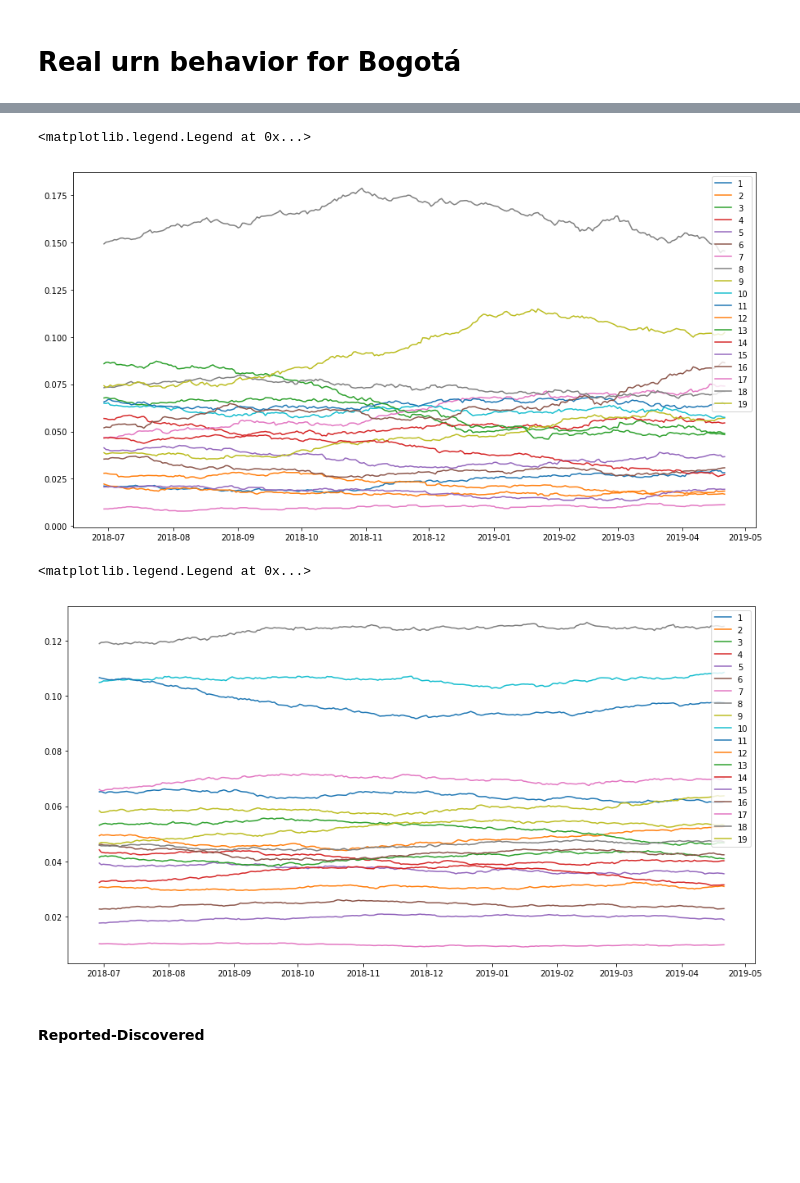
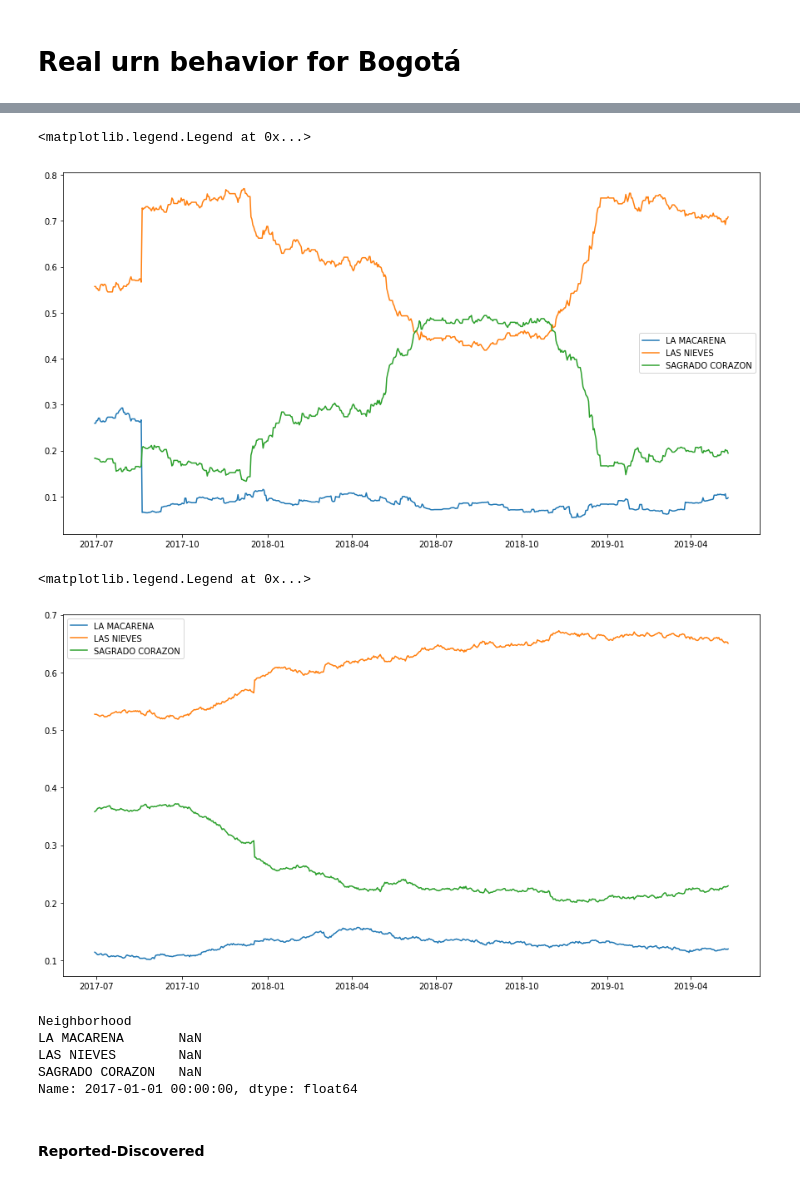
Before and after one commit to JuanMoreno11/Replication_feedback, a Jupyter notebook: App_Bogota.ipynb, the cells around one changed output, grey strips where cells are left out. Saved outputs shown, nothing was run; the diff lists cells and outputs as text; code cells hidden in the pictures; blank space fills up the shorter version.

```diff
--- a/App_Bogota.ipynb
+++ b/App_Bogota.ipynb
@@ -99,7 +101,7 @@ urns=(data_reshape.rolling(180,axis=1).sum()/data_reshape.rolling(180,axis=1).su
 # %%
 plt.figure(figsize=(15,8))
-for i in range(1,20):
-    plt.plot(urns.loc[i,end_date:].index, urns.loc[i,end_date:])
+for i in range(3):
+    plt.plot(urns.iloc[i,179:].index, urns.iloc[i,179:])
 plt.legend()
 # %% [output]
 <matplotlib.legend.Legend at 0x...>
@@ -107,33 +109,41 @@ plt.legend()
 # %%
 data_reshape=data.pivot(index='Neighborhood', columns='Date', values='discovered')
-data_reshape=data_reshape.iloc[:-1,:]
 data_reshape.fillna(0, inplace=True)
 #data_reshape=data_reshape.rolling(180,axis=1).sum()
 # %%
 urns_discovered=(data_reshape.rolling(180,axis=1).sum()/data_reshape.rolling(180,axis=1).sum().sum())
 # %%
 plt.figure(figsize=(15,8))
-for i in range(1,20):
-    plt.plot(urns_discovered.loc[i,end_date:].index, urns_discovered.loc[i,end_date:])
+for i in range(3):
+    plt.plot(urns_discovered.iloc[i,179:].index, urns_discovered.iloc[i,179:])
 plt.legend()
+#plt.title('Urn real proportion of discovered crimes', fontsize=22);
 # %% [output]
 <matplotlib.legend.Legend at 0x...>
-[figure, old version]
+[figure, new version]
 # %%
 data_reshape=data.pivot(index='Neighborhood', columns='Date', values='reports')
-data_reshape=data_reshape.iloc[:-1,:]
 data_reshape.fillna(0, inplace=True)
 #data_reshape=data_reshape.rolling(180,axis=1).sum()
 # %%
 urns_reported=(data_reshape.rolling(180,axis=1).sum()/data_reshape.rolling(180,axis=1).sum().sum())
 # %%
 plt.figure(figsize=(15,8))
-for i in range(1,20):
-    plt.plot(urns_reported.loc[i,end_date:].index, urns_reported.loc[i,end_date:])
+for i in range(3):
+    plt.plot(urns_reported.iloc[i,179:].index, urns_reported.iloc[i,179:])
 plt.legend()
+#plt.title('Urn real proportion of reported crimes', fontsize=22);
 # %% [output]
 <matplotlib.legend.Legend at 0x...>
-[figure, old version]
+[figure, new version]
+# %%
+urns_reported.iloc[:,0]/urns_reported.iloc[:,0].sum()
+# %% [output]
+Neighborhood
+LA MACARENA       NaN
+LAS NIEVES        NaN
+SAGRADO CORAZON   NaN
+Name: 2017-01-01 00:00:00, dtype: float64
 # %% [markdown]
 #### Reported-Discovered
 # %%
```
Also changed, not shown: parts of 34 cells of this notebook, 4 other files.
